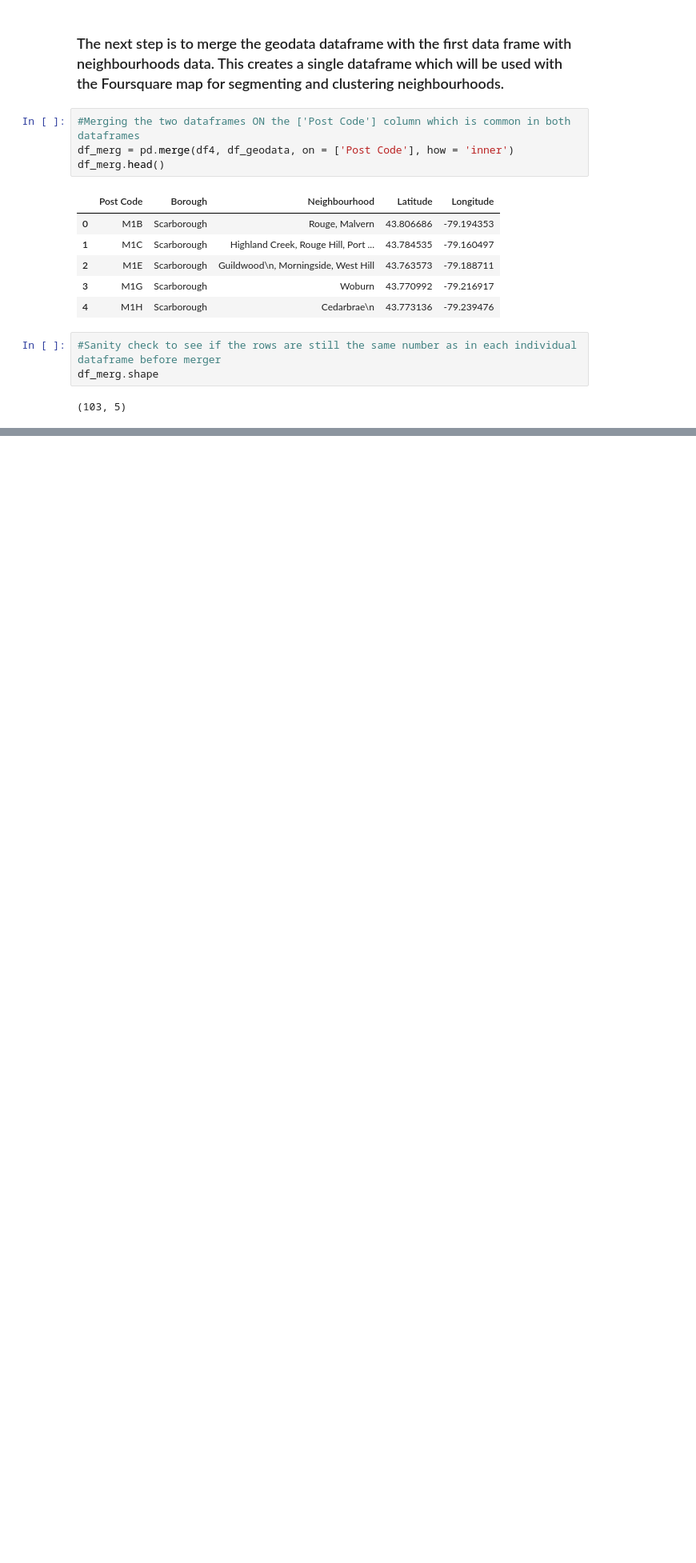
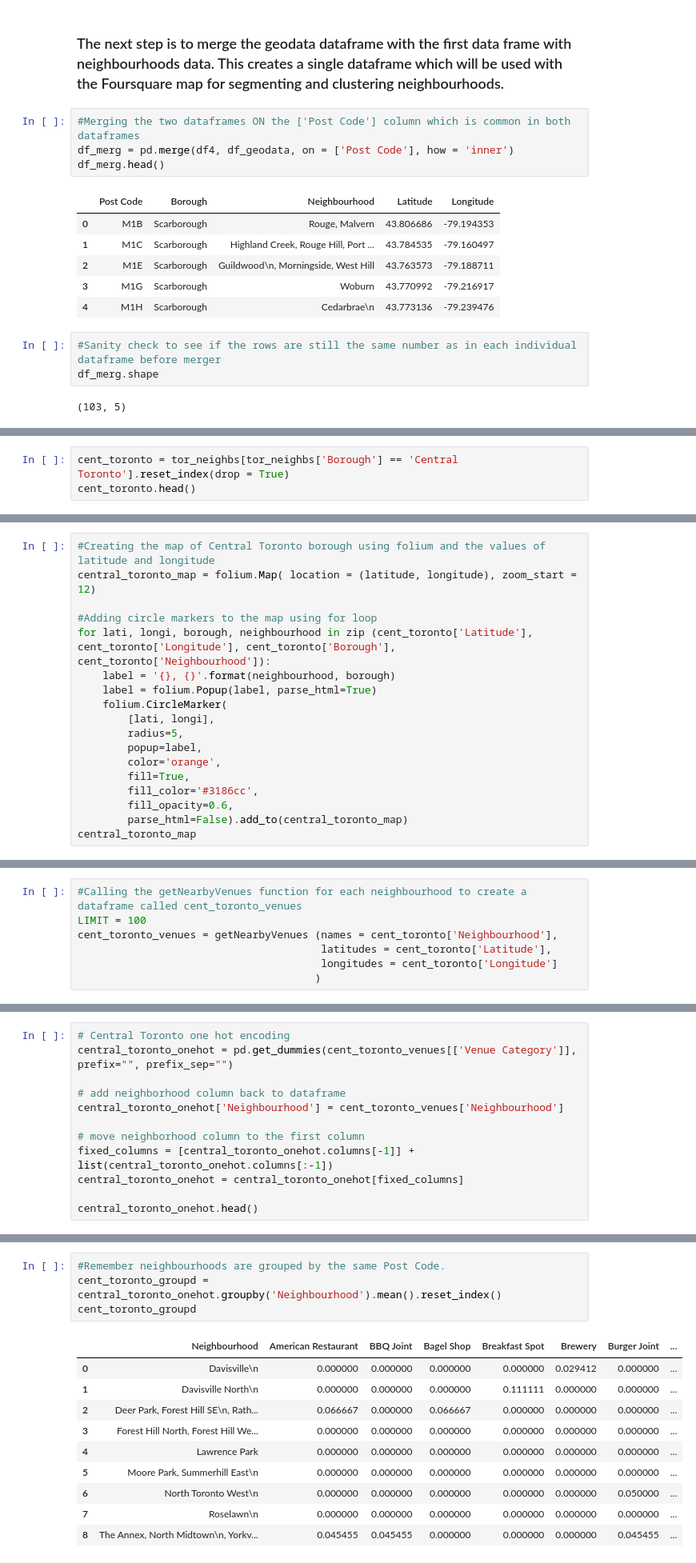
Before and after one commit to lmunemo/Coursera_Capstone, a Jupyter notebook: Capstone Project.ipynb, the cells around one changed output, grey strips where cells are left out. Shown at 80% size. Drawn from its saved outputs; the diff is of its cells as text; blank space fills up the shorter version.

```diff
--- a/Capstone Project.ipynb
+++ b/Capstone Project.ipynb
@@ -181,0 +294,3 @@ df_merg.shape
+# %%
+cent_toronto = tor_neighbs[tor_neighbs['Borough'] == 'Central Toronto'].reset_index(drop = True)
+cent_toronto.head()
@@ -181,0 +317,18 @@ df_merg.shape
+# %%
+#Creating the map of Central Toronto borough using folium and the values of latitude and longitude
+central_toronto_map = folium.Map( location = (latitude, longitude), zoom_start = 12)
+
+#Adding circle markers to the map using for loop
+for lati, longi, borough, neighbourhood in zip (cent_toronto['Latitude'], cent_toronto['Longitude'], cent_toronto['Borough'], cent_toronto['Neighbourhood']):
+    label = '{}, {}'.format(neighbourhood, borough)
+    label = folium.Popup(label, parse_html=True)
+    folium.CircleMarker(
+        [lati, longi],
+        radius=5,
+        popup=label,
+        color='orange',
+        fill=True,
+        fill_color='#3186cc',
+        fill_opacity=0.6,
+        parse_html=False).add_to(central_toronto_map)
+central_toronto_map
@@ -181,0 +388,7 @@ df_merg.shape
+# %%
+#Calling the getNearbyVenues function for each neighbourhood to create a dataframe called cent_toronto_venues
+LIMIT = 100
+cent_toronto_venues = getNearbyVenues (names = cent_toronto['Neighbourhood'],
+                                       latitudes = cent_toronto['Latitude'],
+                                       longitudes = cent_toronto['Longitude']
+                                      )
@@ -181,0 +453,12 @@ df_merg.shape
+# %%
+# Central Toronto one hot encoding
+central_toronto_onehot = pd.get_dummies(cent_toronto_venues[['Venue Category']], prefix="", prefix_sep="")
+
+# add neighborhood column back to dataframe
+central_toronto_onehot['Neighbourhood'] = cent_toronto_venues['Neighbourhood']
+
+# move neighborhood column to the first column
+fixed_columns = [central_toronto_onehot.columns[-1]] + list(central_toronto_onehot.columns[:-1])
+central_toronto_onehot = central_toronto_onehot[fixed_columns]
+
+central_toronto_onehot.head()
@@ -181,0 +478,15 @@ df_merg.shape
+# %%
+#Remember neighbourhoods are grouped by the same Post Code.
+cent_toronto_groupd = central_toronto_onehot.groupby('Neighbourhood').mean().reset_index()
+cent_toronto_groupd
+# %% [output]
+|  | Neighbourhood | American Restaurant | BBQ Joint | Bagel Shop | Breakfast Spot | Brewery | Burger Joint | ... |
+| 0 | Davisville\n | 0.000000 | 0.000000 | 0.000000 | 0.000000 | 0.029412 | 0.000000 | ... |
+| 1 | Davisville North\n | 0.000000 | 0.000000 | 0.000000 | 0.111111 | 0.000000 | 0.000000 | ... |
+| 2 | Deer Park, Forest Hill SE\n, Rath... | 0.066667 | 0.000000 | 0.066667 | 0.000000 | 0.000000 | 0.000000 | ... |
+| 3 | Forest Hill North, Forest Hill We... | 0.000000 | 0.000000 | 0.000000 | 0.000000 | 0.000000 | 0.000000 | ... |
+| 4 | Lawrence Park | 0.000000 | 0.000000 | 0.000000 | 0.000000 | 0.000000 | 0.000000 | ... |
+| 5 | Moore Park, Summerhill East\n | 0.000000 | 0.000000 | 0.000000 | 0.000000 | 0.000000 | 0.000000 | ... |
+| 6 | North Toronto West\n | 0.000000 | 0.000000 | 0.000000 | 0.000000 | 0.000000 | 0.050000 | ... |
+| 7 | Roselawn\n | 0.000000 | 0.000000 | 0.000000 | 0.000000 | 0.000000 | 0.000000 | ... |
+| 8 | The Annex, North Midtown\n, Yorkv... | 0.045455 | 0.045455 | 0.000000 | 0.000000 | 0.000000 | 0.045455 | ... |
```
Also changed, not shown: parts of 55 cells of this notebook.
